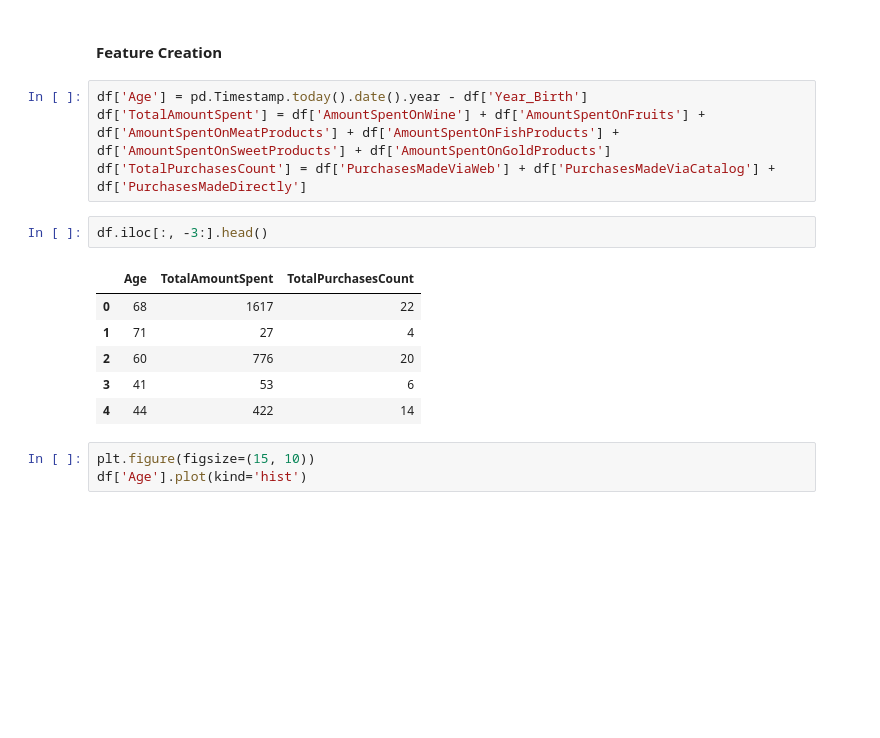
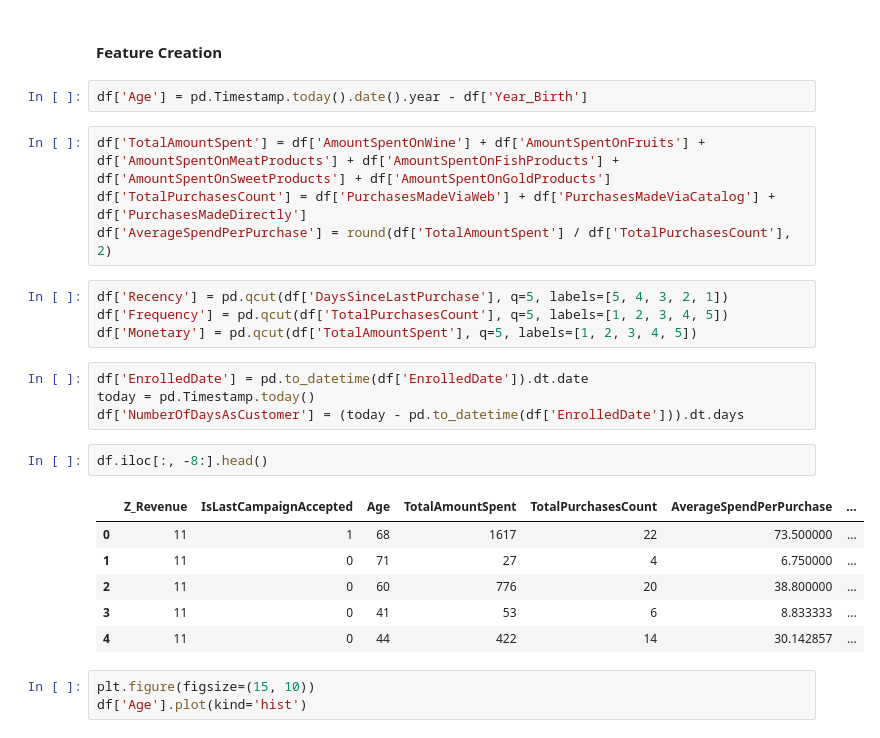
Before and after one commit to akshaykumar2972/POC2025, a Jupyter notebook: Customer_Personality_Analysis.ipynb, the cells around one changed output. Cells and saved outputs as stored; diff of their text form; blank space fills up the shorter version.

```diff
--- a/Customer_Personality_Analysis.ipynb
+++ b/Customer_Personality_Analysis.ipynb
@@ -212,19 +222,29 @@ df.rename(columns={'ID': 'CustomerId',
 df['EnrolledDate'] = pd.to_datetime(df['EnrolledDate'], format='%d-%m-%Y')
 # %% [markdown]
 #### **Feature Creation**
+# %%
+df['Age'] = pd.Timestamp.today().date().year - df['Year_Birth']
 # %%
-df['Age'] = pd.Timestamp.today().date().year - df['Year_Birth']
 df['TotalAmountSpent'] = df['AmountSpentOnWine'] + df['AmountSpentOnFruits'] + df['AmountSpentOnMeatProducts'] + df['AmountSpentOnFishProducts'] + df['AmountSpentOnSweetProducts'] + df['AmountSpentOnGoldProducts']
 df['TotalPurchasesCount'] = df['PurchasesMadeViaWeb'] + df['PurchasesMadeViaCatalog'] + df['PurchasesMadeDirectly']
+df['AverageSpendPerPurchase'] = round(df['TotalAmountSpent'] / df['TotalPurchasesCount'], 2)
+# %%
+df['Recency'] = pd.qcut(df['DaysSinceLastPurchase'], q=5, labels=[5, 4, 3, 2, 1])
+df['Frequency'] = pd.qcut(df['TotalPurchasesCount'], q=5, labels=[1, 2, 3, 4, 5])
+df['Monetary'] = pd.qcut(df['TotalAmountSpent'], q=5, labels=[1, 2, 3, 4, 5])
+# %%
+df['EnrolledDate'] = pd.to_datetime(df['EnrolledDate']).dt.date
+today = pd.Timestamp.today()
+df['NumberOfDaysAsCustomer'] = (today - pd.to_datetime(df['EnrolledDate'])).dt.days
 # %%
-df.iloc[:, -3:].head()
+df.iloc[:, -8:].head()
 # %% [output]
-|  | Age | TotalAmountSpent | TotalPurchasesCount |
-| 0 | 68 | 1617 | 22 |
-| 1 | 71 | 27 | 4 |
-| 2 | 60 | 776 | 20 |
-| 3 | 41 | 53 | 6 |
-| 4 | 44 | 422 | 14 |
+|  | Z_Revenue | IsLastCampaignAccepted | Age | TotalAmountSpent | TotalPurchasesCount | AverageSpendPerPurchase | ... |
+| 0 | 11 | 1 | 68 | 1617 | 22 | 73.500000 | ... |
+| 1 | 11 | 0 | 71 | 27 | 4 | 6.750000 | ... |
+| 2 | 11 | 0 | 60 | 776 | 20 | 38.800000 | ... |
+| 3 | 11 | 0 | 41 | 53 | 6 | 8.833333 | ... |
+| 4 | 11 | 0 | 44 | 422 | 14 | 30.142857 | ... |
 # %%
 plt.figure(figsize=(15, 10))
 df['Age'].plot(kind='hist')
```
Also changed, not shown: parts of 9 cells of this notebook.
